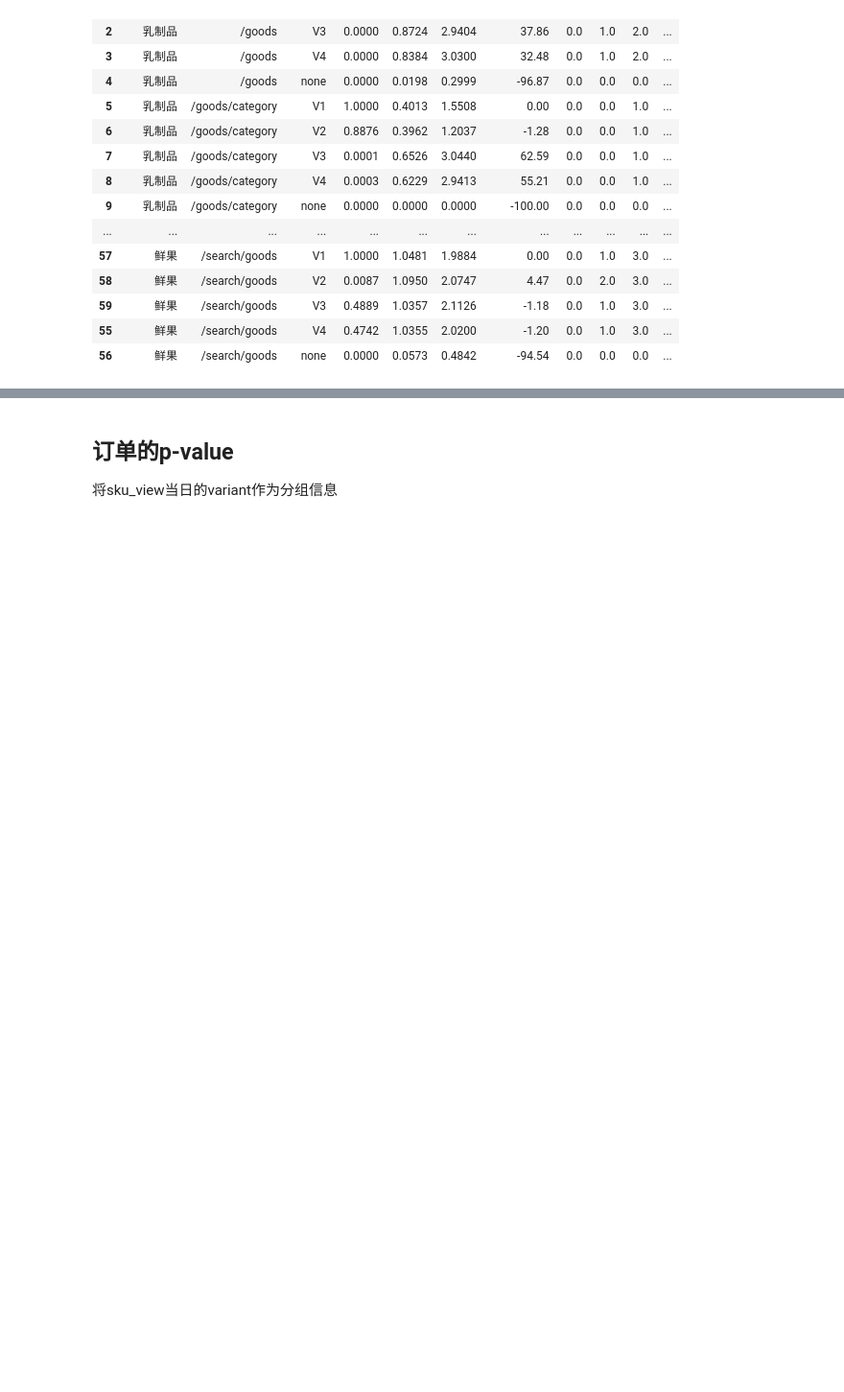
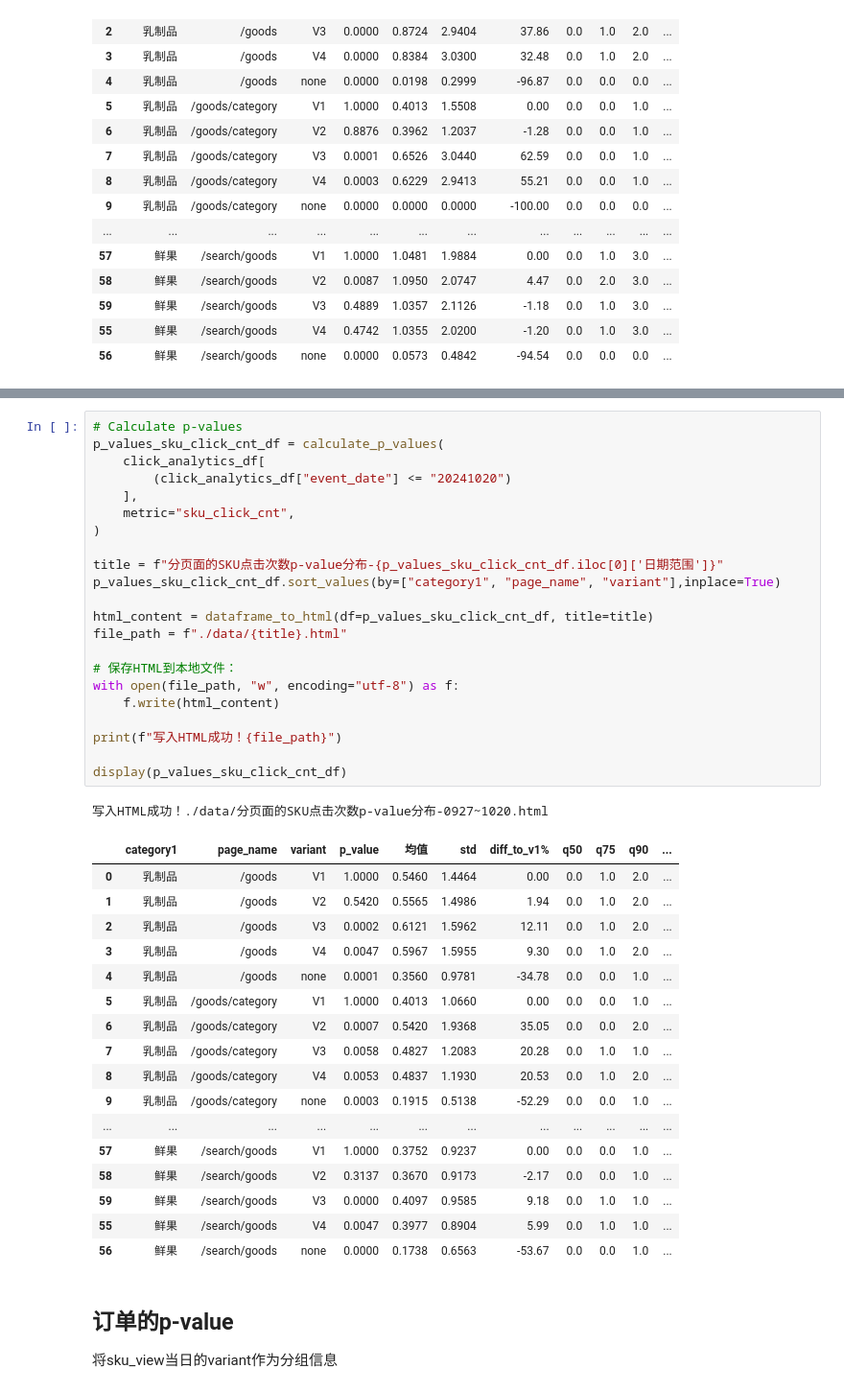
Before and after one commit to chrisptang/aliyun-devops, a Jupyter notebook: AB实验全量后数据分析.ipynb, the cells around one changed output, grey strips where cells are left out. Shown at 96% size. Drawn from its saved outputs; the diff is of its cells as text; blank space fills up the shorter version.

```diff
--- a/AB实验全量后数据分析.ipynb
+++ b/AB实验全量后数据分析.ipynb
@@ -666,3 +904,44 @@ display(p_values_added_times_df)
+# %%
+# Calculate p-values
+p_values_sku_click_cnt_df = calculate_p_values(
+    click_analytics_df[
+        (click_analytics_df["event_date"] <= "20241020")
+    ],
+    metric="sku_click_cnt",
+)
+
+title = f"分页面的SKU点击次数p-value分布-{p_values_sku_click_cnt_df.iloc[0]['日期范围']}"
+p_values_sku_click_cnt_df.sort_values(by=["category1", "page_name", "variant"],inplace=True)
+
+html_content = dataframe_to_html(df=p_values_sku_click_cnt_df, title=title)
+file_path = f"./data/{title}.html"
+
+# 保存HTML到本地文件：
+with open(file_path, "w", encoding="utf-8") as f:
+    f.write(html_content)
+
+print(f"写入HTML成功！{file_path}")
+
+display(p_values_sku_click_cnt_df)
+# %% [output]
+写入HTML成功！./data/分页面的SKU点击次数p-value分布-0927~1020.html
+|  | category1 | page_name | variant | p_value | 均值 | std | diff_to_v1% | q50 | q75 | q90 | ... |
+| 0 | 乳制品 | /goods | V1 | 1.0000 | 0.5460 | 1.4464 | 0.00 | 0.0 | 1.0 | 2.0 | ... |
+| 1 | 乳制品 | /goods | V2 | 0.5420 | 0.5565 | 1.4986 | 1.94 | 0.0 | 1.0 | 2.0 | ... |
+| 2 | 乳制品 | /goods | V3 | 0.0002 | 0.6121 | 1.5962 | 12.11 | 0.0 | 1.0 | 2.0 | ... |
+| 3 | 乳制品 | /goods | V4 | 0.0047 | 0.5967 | 1.5955 | 9.30 | 0.0 | 1.0 | 2.0 | ... |
+| 4 | 乳制品 | /goods | none | 0.0001 | 0.3560 | 0.9781 | -34.78 | 0.0 | 0.0 | 1.0 | ... |
+| 5 | 乳制品 | /goods/category | V1 | 1.0000 | 0.4013 | 1.0660 | 0.00 | 0.0 | 0.0 | 1.0 | ... |
+| 6 | 乳制品 | /goods/category | V2 | 0.0007 | 0.5420 | 1.9368 | 35.05 | 0.0 | 0.0 | 2.0 | ... |
+| 7 | 乳制品 | /goods/category | V3 | 0.0058 | 0.4827 | 1.2083 | 20.28 | 0.0 | 1.0 | 1.0 | ... |
+| 8 | 乳制品 | /goods/category | V4 | 0.0053 | 0.4837 | 1.1930 | 20.53 | 0.0 | 1.0 | 2.0 | ... |
+| 9 | 乳制品 | /goods/category | none | 0.0003 | 0.1915 | 0.5138 | -52.29 | 0.0 | 0.0 | 1.0 | ... |
+| ... | ... | ... | ... | ... | ... | ... | ... | ... | ... | ... | ... |
+| 57 | 鲜果 | /search/goods | V1 | 1.0000 | 0.3752 | 0.9237 | 0.00 | 0.0 | 0.0 | 1.0 | ... |
+| 58 | 鲜果 | /search/goods | V2 | 0.3137 | 0.3670 | 0.9173 | -2.17 | 0.0 | 0.0 | 1.0 | ... |
+| 59 | 鲜果 | /search/goods | V3 | 0.0000 | 0.4097 | 0.9585 | 9.18 | 0.0 | 1.0 | 1.0 | ... |
+| 55 | 鲜果 | /search/goods | V4 | 0.0047 | 0.3977 | 0.8904 | 5.99 | 0.0 | 1.0 | 1.0 | ... |
+| 56 | 鲜果 | /search/goods | none | 0.0000 | 0.1738 | 0.6563 | -53.67 | 0.0 | 0.0 | 1.0 | ... |
 # %% [markdown]
 ## 订单的p-value
 
```
Also changed, not shown: parts of 23 cells of this notebook, 1 other file.
